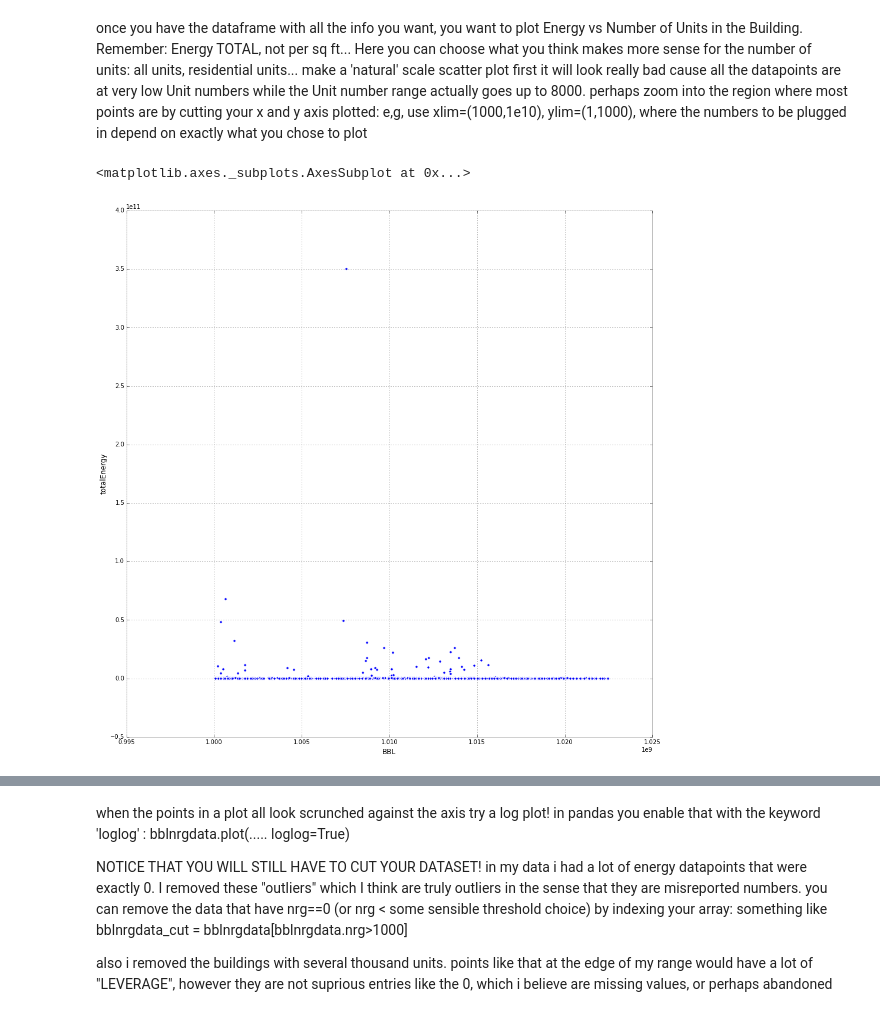
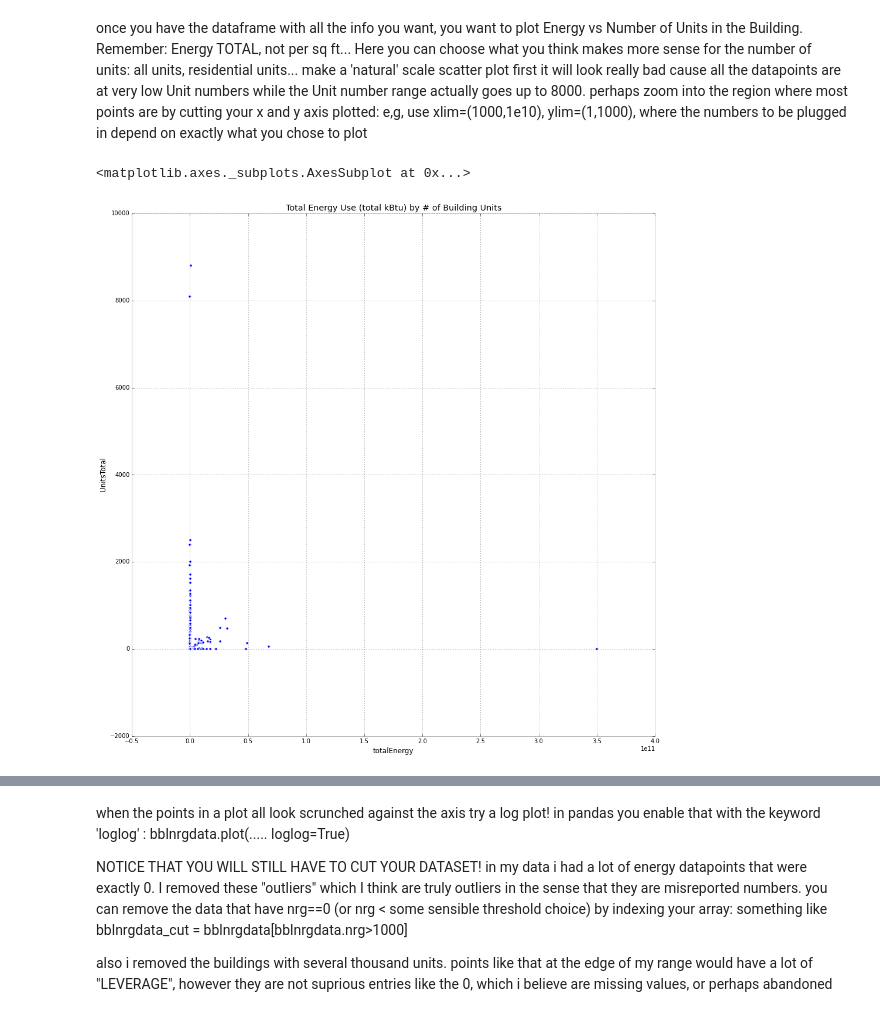
Before and after one commit to dcrull/PUI2015_dcrull, a Jupyter notebook: HW5/HW5_1_building_nrg_instructions.ipynb, the cells around one changed output, grey strips where cells are left out. Drawn from its saved outputs; the diff is of its cells as text; code cells hidden in the pictures.

```diff
--- a/HW5/HW5_1_building_nrg_instructions.ipynb
+++ b/HW5/HW5_1_building_nrg_instructions.ipynb
@@ -185,14 +185,13 @@ perhaps zoom into the region where most points are by cutting your x and y axis
 # %%
 # Drop all NaN's
 bblnrgbsize_cut = bblnrgbsize.dropna(subset=['Site EUI(kBtu/ft2)','UnitsTotal','BBL','Reported Property Floor Area (Building(s)) (ft²)']).copy()
 
 # total energy
 bblnrgbsize_cut['totalEnergy'] = bblnrgbsize_cut['Site EUI(kBtu/ft2)']*bblnrgbsize_cut['Reported Property Floor Area (Building(s)) (ft²)']
 
 # slice only columns needed for plotting
 bblnrgbsize_cut = bblnrgbsize_cut[['Site EUI(kBtu/ft2)','UnitsTotal','Reported Property Floor Area (Building(s)) (ft²)','totalEnergy', 'BBL']].copy()
-#print(bblnrgbsize_cut[0:50])
-bblnrgbsize_cut.plot(kind='scatter', x="BBL", y="totalEnergy", figsize=(16,16))
+bblnrgbsize_cut.plot(kind='scatter', x="totalEnergy", y="UnitsTotal", figsize=(16,16), title='Total Energy Use (total kBtu) by # of Building Units')
 # %% [output]
 <matplotlib.axes._subplots.AxesSubplot at 0x...>
-[figure, old version]
+[figure, new version]
```
Also changed, not shown: parts of 1 cell of this notebook.
